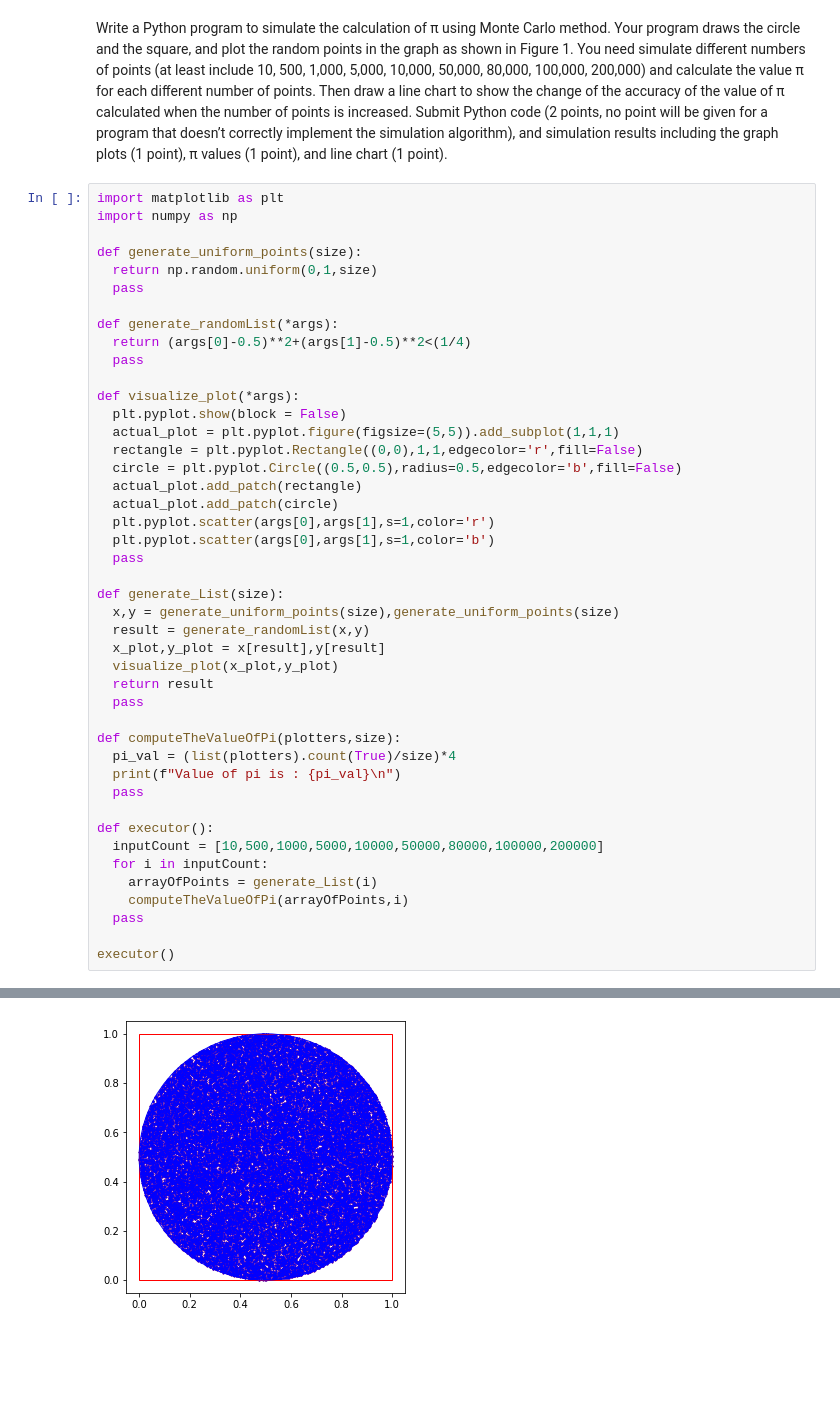
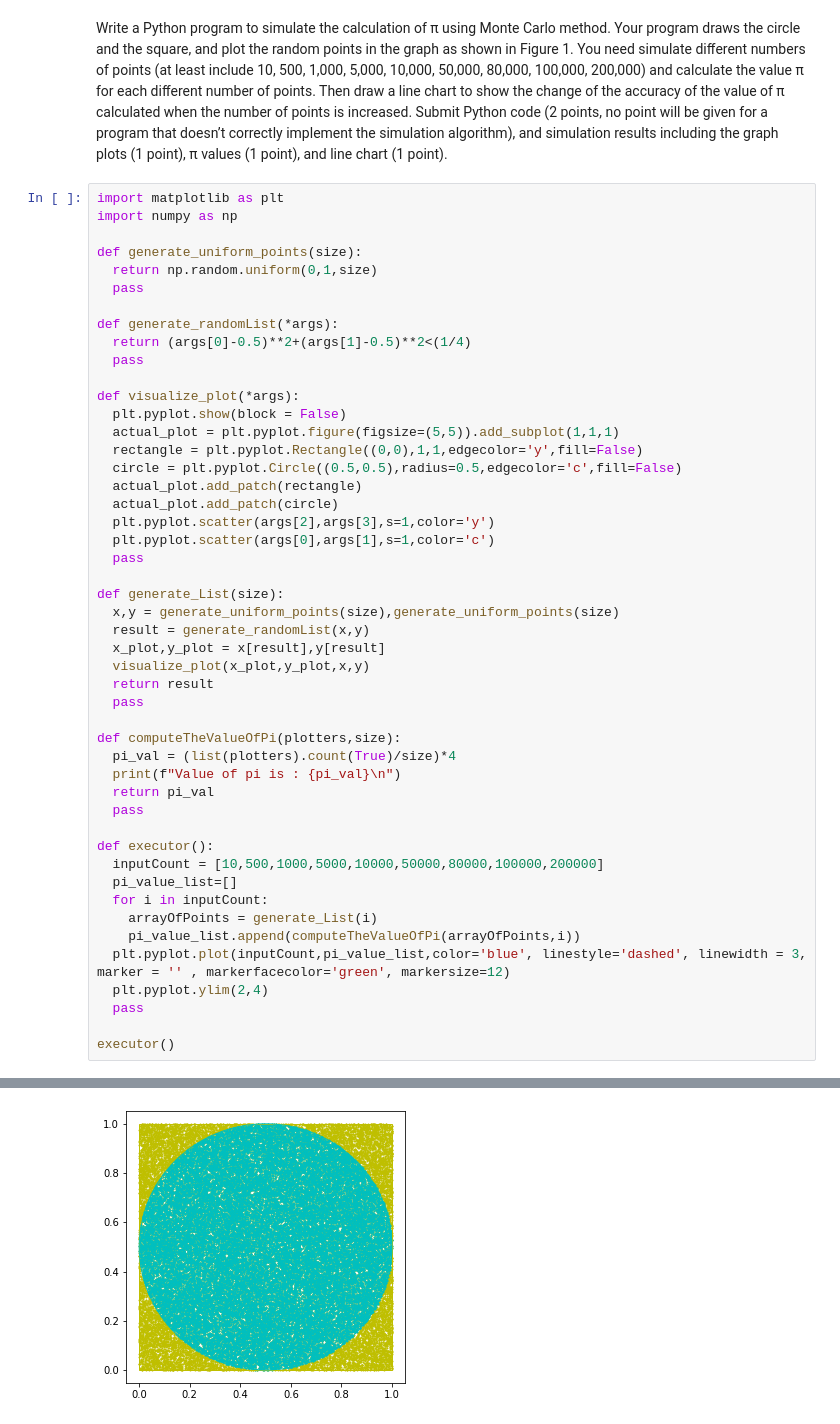
Before and after one commit to rajitakolla/pythonCode, a Jupyter notebook: Monte_Carlo_Method.ipynb, the cells around one changed output, grey strips where cells are left out. Cells and saved outputs as stored; diff of their text form; blank space fills up the shorter version.

```diff
--- a/Monte_Carlo_Method.ipynb
+++ b/Monte_Carlo_Method.ipynb
@@ -36,32 +36,36 @@ def generate_randomList(*args):
 def visualize_plot(*args):
   plt.pyplot.show(block = False)
   actual_plot = plt.pyplot.figure(figsize=(5,5)).add_subplot(1,1,1)
-  rectangle = plt.pyplot.Rectangle((0,0),1,1,edgecolor='r',fill=False)
-  circle = plt.pyplot.Circle((0.5,0.5),radius=0.5,edgecolor='b',fill=False)
+  rectangle = plt.pyplot.Rectangle((0,0),1,1,edgecolor='y',fill=False)
+  circle = plt.pyplot.Circle((0.5,0.5),radius=0.5,edgecolor='c',fill=False)
   actual_plot.add_patch(rectangle)
   actual_plot.add_patch(circle)
-  plt.pyplot.scatter(args[0],args[1],s=1,color='r')
-  plt.pyplot.scatter(args[0],args[1],s=1,color='b')
+  plt.pyplot.scatter(args[2],args[3],s=1,color='y')
+  plt.pyplot.scatter(args[0],args[1],s=1,color='c')
   pass
 
 def generate_List(size):
   x,y = generate_uniform_points(size),generate_uniform_points(size)
   result = generate_randomList(x,y)
   x_plot,y_plot = x[result],y[result]
-  visualize_plot(x_plot,y_plot)
+  visualize_plot(x_plot,y_plot,x,y)
   return result
   pass
 
 def computeTheValueOfPi(plotters,size):
   pi_val = (list(plotters).count(True)/size)*4
   print(f"Value of pi is : {pi_val}\n")
+  return pi_val
   pass
 
 def executor():
   inputCount = [10,500,1000,5000,10000,50000,80000,100000,200000]
+  pi_value_list=[]
   for i in inputCount:
     arrayOfPoints = generate_List(i)
-    computeTheValueOfPi(arrayOfPoints,i)
+    pi_value_list.append(computeTheValueOfPi(arrayOfPoints,i))
+  plt.pyplot.plot(inputCount,pi_value_list,color='blue', linestyle='dashed', linewidth = 3, marker = '' , markerfacecolor='green', markersize=12)
+  plt.pyplot.ylim(2,4)
   pass
 
 executor()
@@ -80,2 +84,2 @@ Value of pi is : 3.12864
-[figure, old version]
+[figure, new version]
 ... (6 outputs left out)
```
Also changed, not shown: parts of 1 cell of this notebook.
